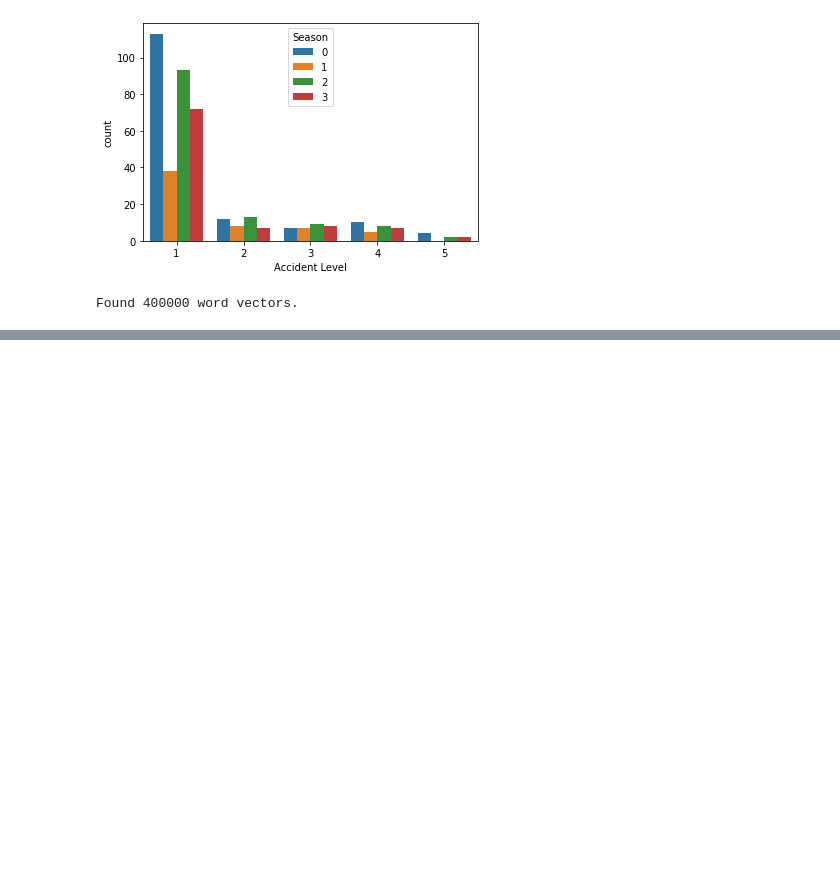
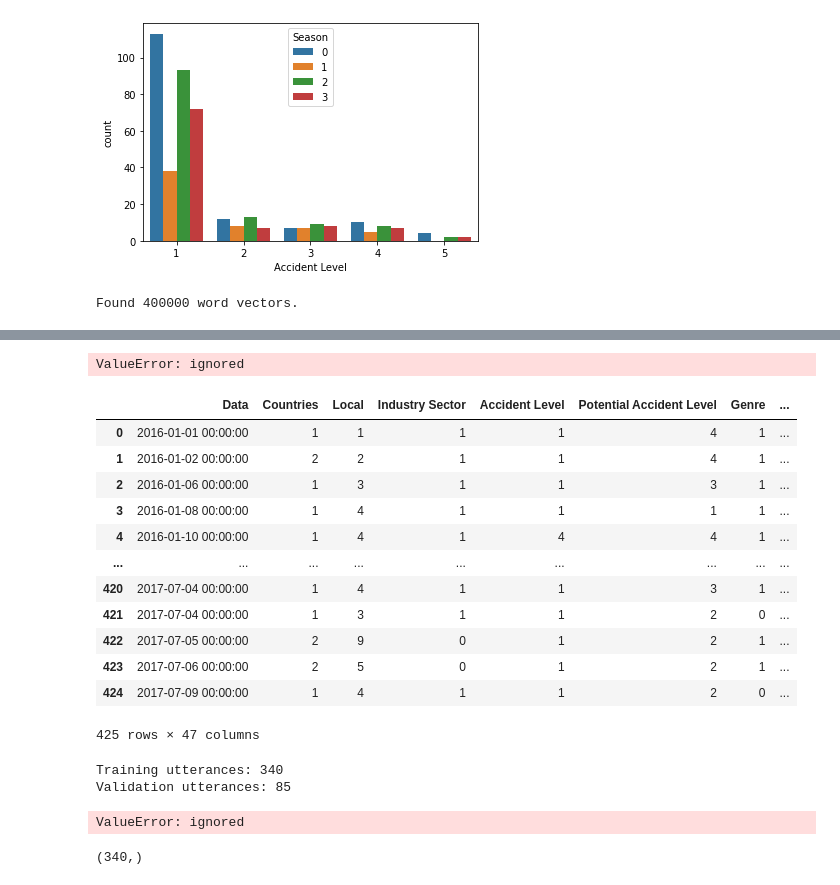
Before and after one commit to vishnu-nitc/NLP-Chatbot, a Jupyter notebook: Capstone_EDA.ipynb, the cells around one changed output, grey strips where cells are left out. Cells and saved outputs as stored; diff of their text form; code cells hidden in the pictures; blank space fills up the shorter version.

```diff
--- a/Capstone_EDA.ipynb
+++ b/Capstone_EDA.ipynb
@@ -282,0 +305,14 @@ Found 400000 word vectors.
+# %%
+def dummy_fn(doc):
+  return doc
+# %%
+from sklearn.feature_extraction.text import TfidfVectorizer
+ind_tfidf_df = pd.DataFrame()
+for i in [1,2,3]:
+    vec_tfidf = TfidfVectorizer(max_features=10, norm='l2', stop_words='english', lowercase=True, use_idf=True, ngram_range=(i,i),tokenizer=dummy_fn,preprocessor=dummy_fn,token_pattern=None)
+    vec_tfidf.fit(df['Description'])
+    X = vec_tfidf.transform(df['Description']).toarray()
+    tfs = pd.DataFrame(X, columns=["TFIDF_" + n for n in vec_tfidf.get_feature_names()])
+    ind_tfidf_df = pd.concat([ind_tfidf_df.reset_index(drop=True), tfs.reset_index(drop=True)], axis=1)
+
+ind_tfidf_df.head()
@@ -282,0 +327,42 @@ Found 400000 word vectors.
+# %%
+df = df.join(pd.DataFrame(ind_tfidf_df).iloc[:,0:30].reset_index(drop=True))
+# %% [output]
+ValueError: ignored
+# %%
+df
+# %% [output]
+|  | Data | Countries | Local | Industry Sector | Accident Level | Potential Accident Level | Genre | ... |
+| 0 | 2016-01-01 00:00:00 | 1 | 1 | 1 | 1 | 4 | 1 | ... |
+| 1 | 2016-01-02 00:00:00 | 2 | 2 | 1 | 1 | 4 | 1 | ... |
+| 2 | 2016-01-06 00:00:00 | 1 | 3 | 1 | 1 | 3 | 1 | ... |
+| 3 | 2016-01-08 00:00:00 | 1 | 4 | 1 | 1 | 1 | 1 | ... |
+| 4 | 2016-01-10 00:00:00 | 1 | 4 | 1 | 4 | 4 | 1 | ... |
+| ... | ... | ... | ... | ... | ... | ... | ... | ... |
+| 420 | 2017-07-04 00:00:00 | 1 | 4 | 1 | 1 | 3 | 1 | ... |
+| 421 | 2017-07-04 00:00:00 | 1 | 3 | 1 | 1 | 2 | 0 | ... |
+| 422 | 2017-07-05 00:00:00 | 2 | 9 | 0 | 1 | 2 | 1 | ... |
+| 423 | 2017-07-06 00:00:00 | 2 | 5 | 0 | 1 | 2 | 1 | ... |
+| 424 | 2017-07-09 00:00:00 | 1 | 4 | 1 | 1 | 2 | 0 | ... |
+425 rows × 47 columns
+# %%
+from sklearn.model_selection import train_test_split
+X=np.array(df['Description'].values)
+Y=np.array(df['Potential Accident Level'])
+X_train, X_test, y_train, y_test = train_test_split(X,Y,test_size=0.2, random_state=10)
+print('Training utterances: {}'.format(X_train.shape[0]))
+print('Validation utterances: {}'.format(X_test.shape[0]))
+# %% [output]
+Training utterances: 340
+Validation utterances: 85
+# %%
+from sklearn.ensemble import RandomForestClassifier
+model_rf=RandomForestClassifier()
+model_rf.fit(X_train, y_train)
+predrf = model_rf.predict(X_test)
+print('RF_Score:', accuracy_score(y_test, predrf))
+# %% [output]
+ValueError: ignored
+# %%
+X_train.shape
+# %% [output]
+(340,)
```
Also changed, not shown: parts of 6 cells of this notebook.
